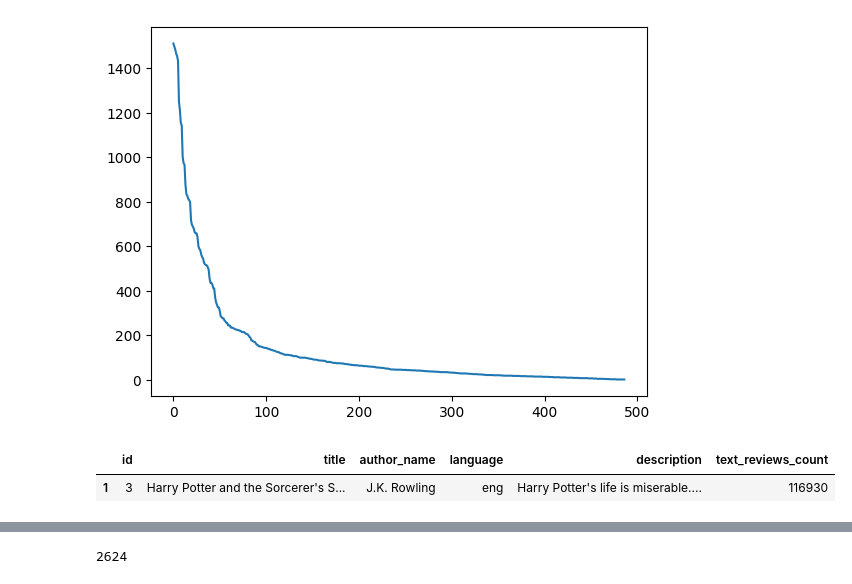
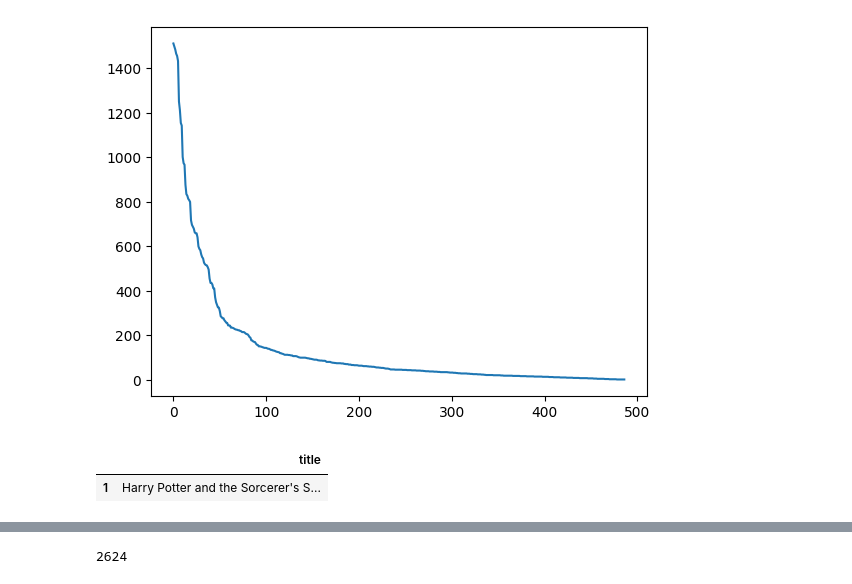
Before and after one commit to michele-42/HW2, a Jupyter notebook: main.ipynb, the cells around one changed output, grey strips where cells are left out. Saved outputs shown, nothing was run; the diff lists cells and outputs as text; code cells hidden in the pictures.

```diff
--- a/main.ipynb
+++ b/main.ipynb
@@ -100,9 +128,9 @@ book_counts.plot(kind='line')
 # %%
 # which book has the highest number of reviews
 
-books[['id', 'title', 'author_name', 'language', 'description', 'text_reviews_count']][books.text_reviews_count == books.text_reviews_count.max()]
+books.loc[[books.text_reviews_count.idxmax()],['title']]
 # %% [output]
-|  | id | title | author_name | language | description | text_reviews_count |
-| 1 | 3 | Harry Potter and the Sorcerer's S... | J.K. Rowling | eng | Harry Potter's life is miserable.... | 116930 |
+|  | title |
+| 1 | Harry Potter and the Sorcerer's S... |
 # %%
 # sort books by score
```
Also changed, not shown: parts of 21 cells of this notebook.
